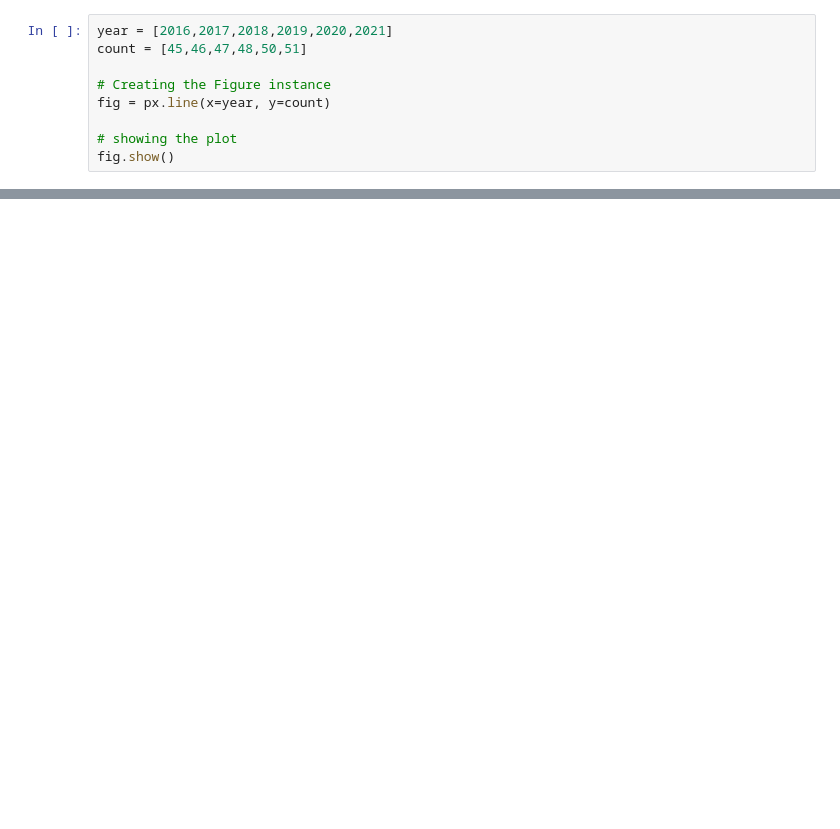
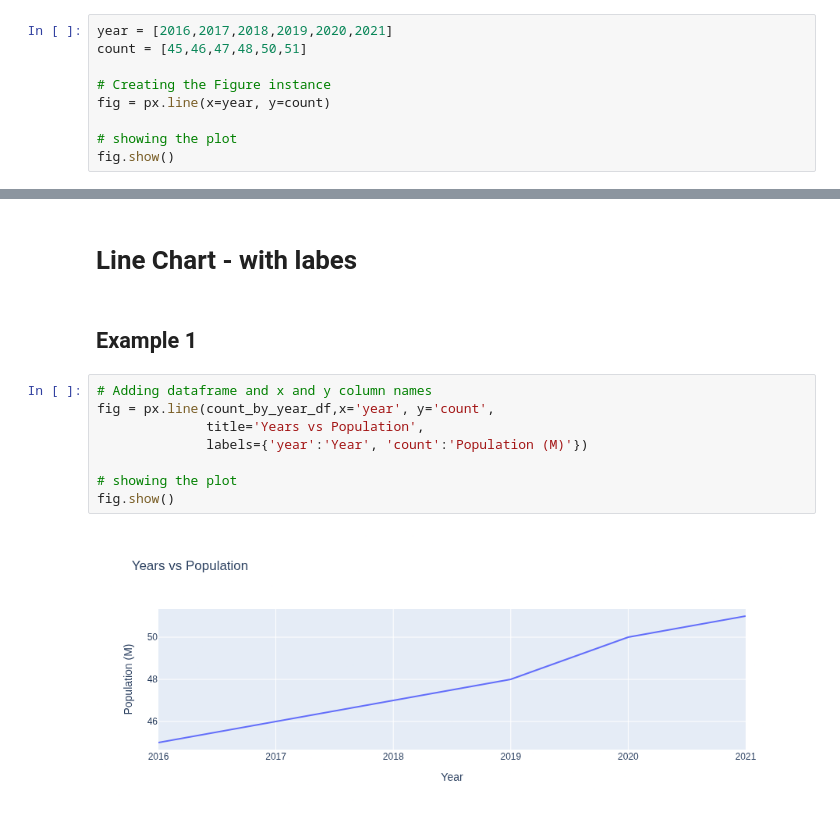
Before and after one commit to rosa-lpz/python, a Jupyter notebook: python-libraries/plotly/plotly-line-charts.ipynb, the cells around one changed output, grey strips where cells are left out. Cells and saved outputs as stored; diff of their text form; blank space fills up the shorter version.

```diff
--- a/python-libraries/plotly/plotly-line-charts.ipynb
+++ b/python-libraries/plotly/plotly-line-charts.ipynb
@@ -30,0 +68,14 @@ count_by_year_df
+# %% [markdown]
+# Line Chart - with labes
+# %% [markdown]
+## Example 1
+# %%
+# Adding dataframe and x and y column names
+fig = px.line(count_by_year_df,x='year', y='count',
+              title='Years vs Population',
+              labels={'year':'Year', 'count':'Population (M)'})
+
+# showing the plot
+fig.show()
+# %% [output]
+[figure, added]
```
Also changed, not shown: parts of 17 cells of this notebook, 1 other file.
